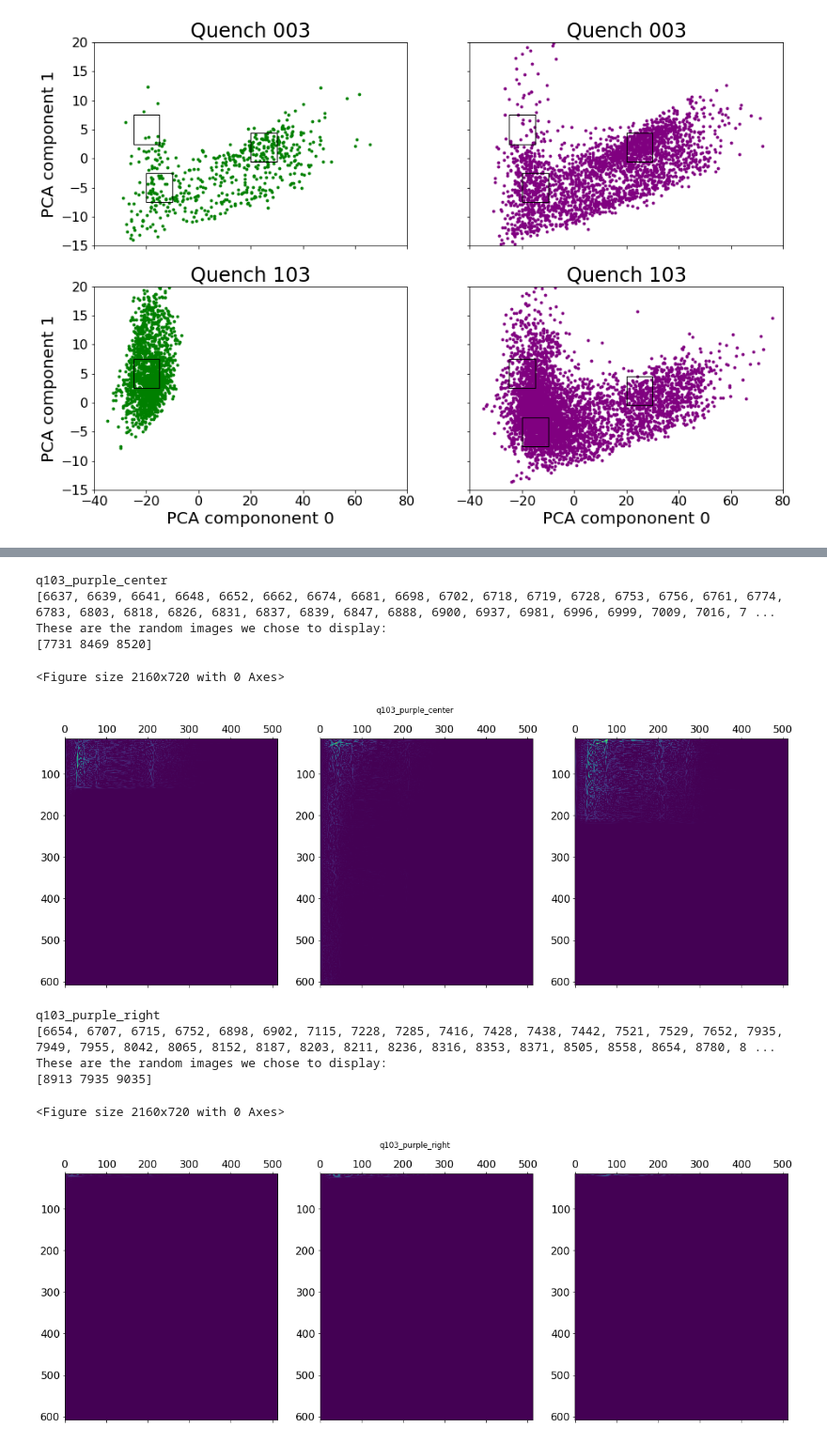
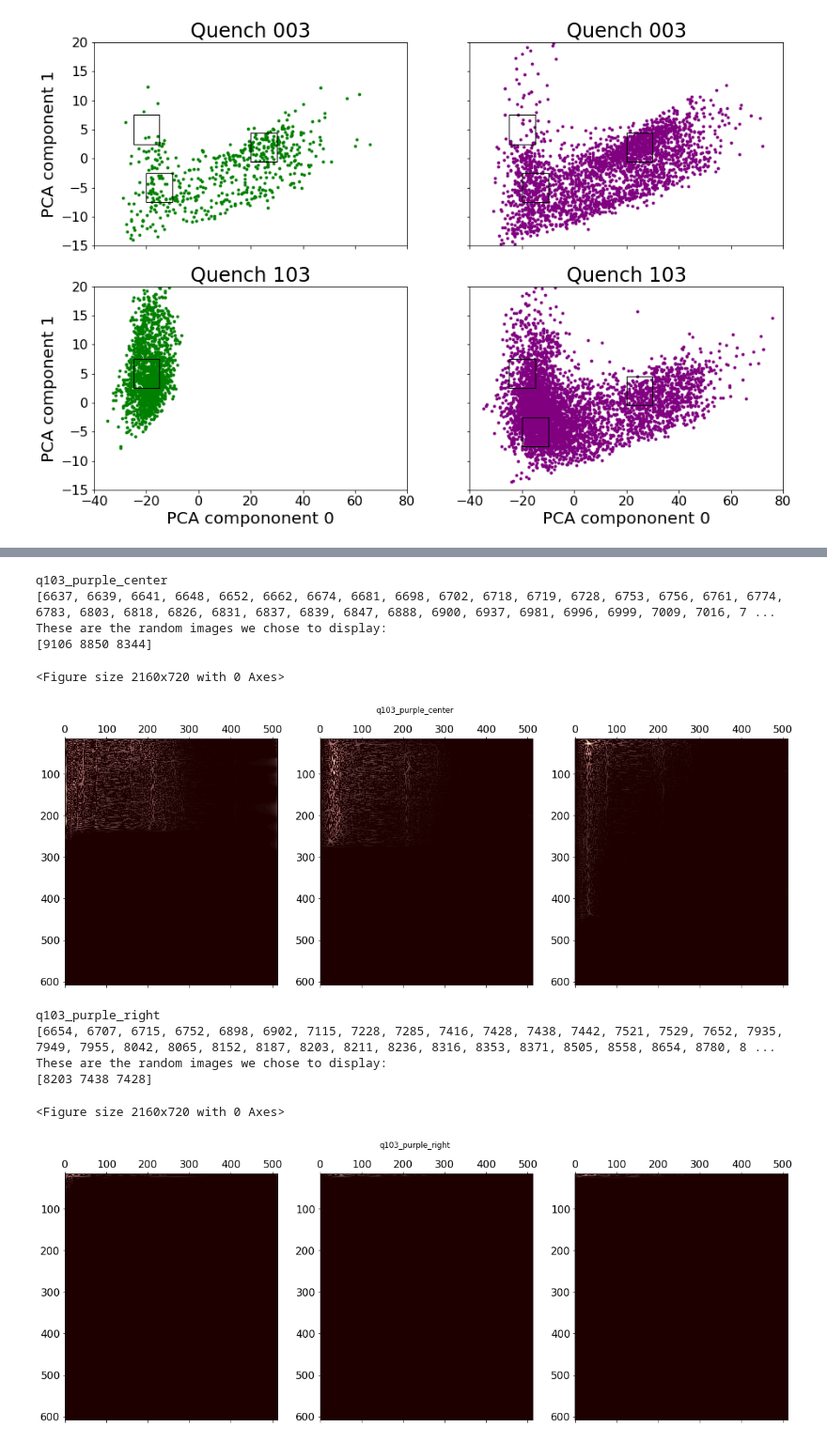
Before and after one commit to lastephey/magnet-notebooks, a Jupyter notebook: notebooks/spectrograms_kmeans_labels.ipynb, the cells around one changed output, grey strips where cells are left out. Shown at 94% size. Cells and saved outputs as stored; diff of their text form; code cells hidden in the pictures.

```diff
--- a/notebooks/spectrograms_kmeans_labels.ipynb
+++ b/notebooks/spectrograms_kmeans_labels.ipynb
@@ -143,6 +143,8 @@ rightvxmin = rx-xpad
 rightvxmax = rx+xpad
 rightvymin = ry-ypad
 rightvymax = ry+ypad
+
+colormap='pink'
 # %%
 #draw boxes that show where our pca samples come from
 
@@ -555,11 +557,11 @@ print(pick_3)
 show_images = qall_data[pick_3,:,:]
 
 fig, (ax_l, ax_c, ax_r) = plt.subplots(nrows=1, ncols=3, sharex=True, figsize=(20, 7))
-ax_l.matshow(show_images[0,:,:])
+ax_l.matshow(show_images[0,:,:],cmap=colormap)
 ax_l.axis('equal')
-ax_c.matshow(show_images[1,:,:])
+ax_c.matshow(show_images[1,:,:],cmap=colormap)
 ax_c.axis('equal')
-ax_r.matshow(show_images[2,:,:])
+ax_r.matshow(show_images[2,:,:],cmap=colormap)
 ax_r.axis('equal')
 fig.suptitle('q103_purple_center')
 plt.show()
@@ -567,9 +569,9 @@ plt.show()
 q103_purple_center
 [6637, 6639, 6641, 6648, 6652, 6662, 6674, 6681, 6698, 6702, 6718, 6719, 6728, 6753, 6756, 6761, 6774, 6783, 6803, 6818, 6826, 6831, 6837, 6839, 6847, 6888, 6900, 6937, 6981, 6996, 6999, 7009, 7016, 7 ...
 These are the random images we chose to display:
-[7731 8469 8520]
+[9106 8850 8344]
 <Figure size 2160x720 with 0 Axes>
-[figure, old version]
+[figure, new version]
 # %%
 #quench 103, purple, right
 
@@ -579,35 +581,35 @@ for i in range(qall_data.shape[0]):
     if (i > q103_data.shape[0]) and (color_label[i]=='purple'):
         pca0 = img_pca[i,0]
         pca1 = img_pca[i,1]
         if (rightvxmin<pca0<rightvxmax) and (rightvymin<pca1<rightvymax):
             q103_purple_right.append(i)
 
 print("q103_purple_right")
 print(q103_purple_right)
 
 plt.figure(figsize=(30, 10))
 
 #randomly pick three images to show (not the first three)
 pick_3 = np.random.choice(q103_purple_right, num_images)
 
 print("These are the random images we chose to display:")
 print(pick_3)
 
 show_images = qall_data[pick_3,:,:]
 
 fig, (ax_l, ax_c, ax_r) = plt.subplots(nrows=1, ncols=3, sharex=True, figsize=(20, 7))
-ax_l.matshow(show_images[0,:,:])
+ax_l.matshow(show_images[0,:,:],cmap=colormap)
 ax_l.axis('equal')
-ax_c.matshow(show_images[1,:,:])
+ax_c.matshow(show_images[1,:,:],cmap=colormap)
 ax_c.axis('equal')
-ax_r.matshow(show_images[2,:,:])
+ax_r.matshow(show_images[2,:,:],cmap=colormap)
 ax_r.axis('equal')
 fig.suptitle('q103_purple_right')
 plt.show()
 # %% [output]
 q103_purple_right
 [6654, 6707, 6715, 6752, 6898, 6902, 7115, 7228, 7285, 7416, 7428, 7438, 7442, 7521, 7529, 7652, 7935, 7949, 7955, 8042, 8065, 8152, 8187, 8203, 8211, 8236, 8316, 8353, 8371, 8505, 8558, 8654, 8780, 8 ...
 These are the random images we chose to display:
-[8913 7935 9035]
+[8203 7438 7428]
 <Figure size 2160x720 with 0 Axes>
-[figure, old version]
+[figure, new version]
```
Also changed, not shown: parts of 8 cells of this notebook.
